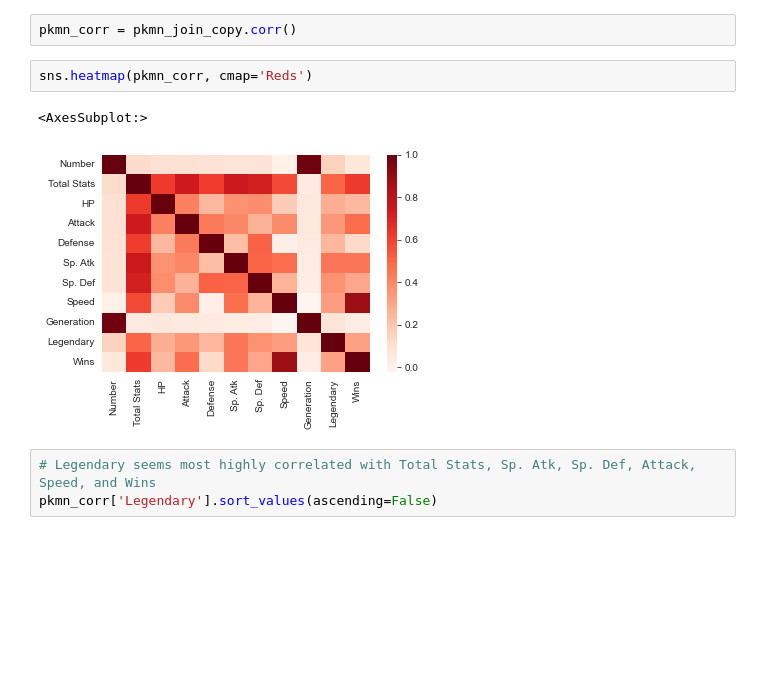
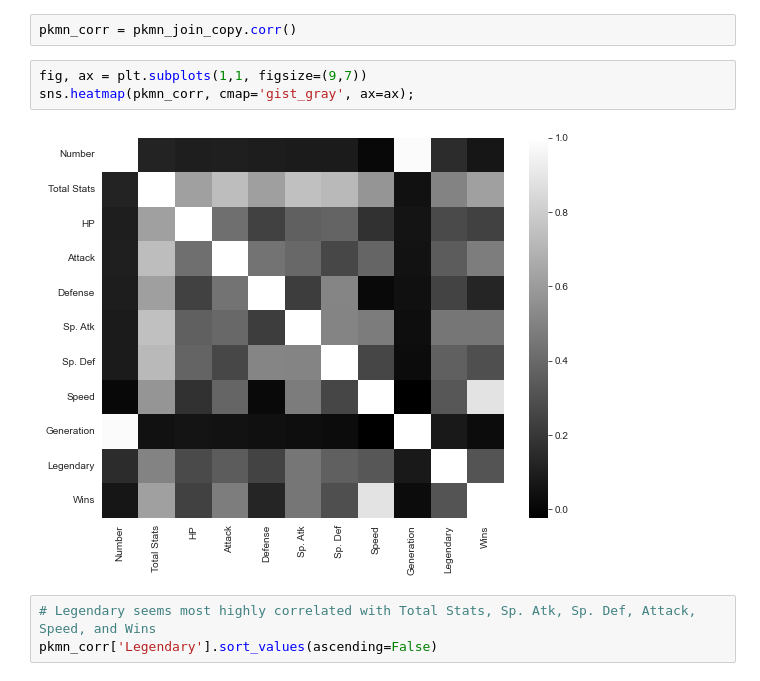
Before and after one commit to papir805/pokemon_classification, a Jupyter notebook: pokemon_legendary_classification.ipynb, the cells around one changed output. Cells and saved outputs as stored; diff of their text form; blank space fills up the shorter version.

```diff
--- a/pokemon_legendary_classification.ipynb
+++ b/pokemon_legendary_classification.ipynb
@@ -162,10 +162,10 @@ Index(['Total Stats', 'HP', 'Attack', 'Defense', 'Sp. Atk', 'Sp. Def', 'Speed',
 # %%
 pkmn_corr = pkmn_join_copy.corr()
 # %%
-sns.heatmap(pkmn_corr, cmap='Reds')
+fig, ax = plt.subplots(1,1, figsize=(9,7))
+sns.heatmap(pkmn_corr, cmap='gist_gray', ax=ax);
 # %% [output]
-<AxesSubplot:>
-[figure, old version]
+[figure, new version]
 # %%
 # Legendary seems most highly correlated with Total Stats, Sp. Atk, Sp. Def, Attack, Speed, and Wins
 pkmn_corr['Legendary'].sort_values(ascending=False)
```
Also changed, not shown: parts of 44 cells of this notebook, 3 other files.
